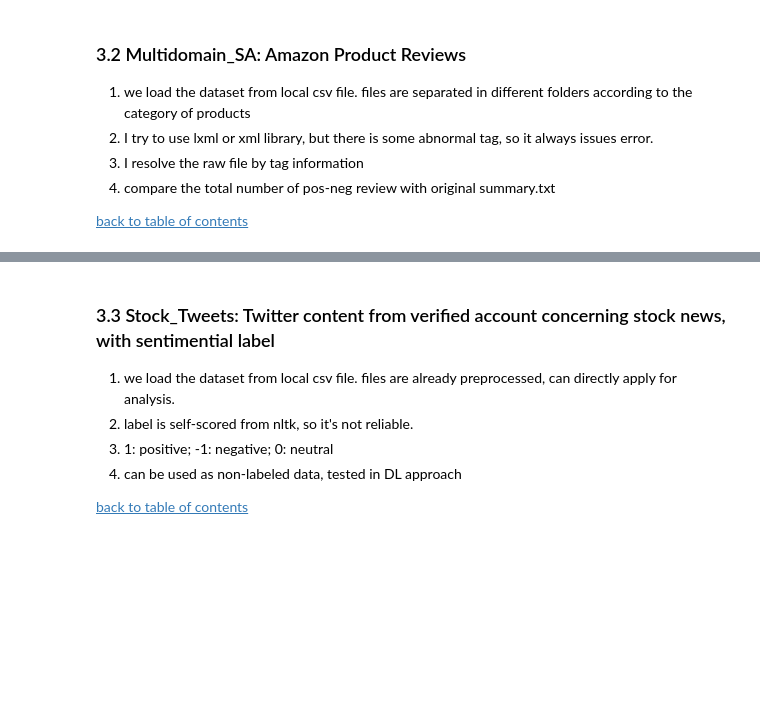
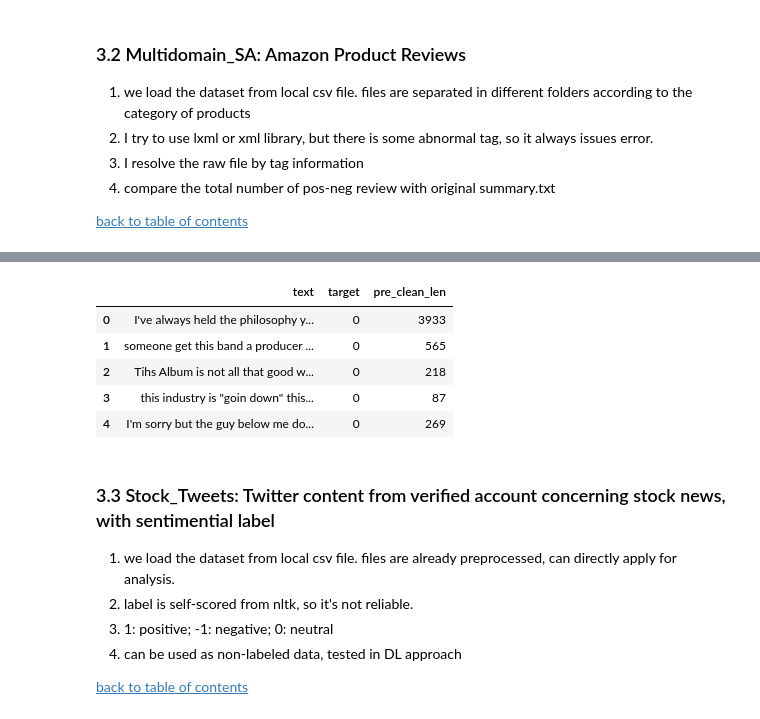
Before and after one commit to noceanfish/Springboard, a Jupyter notebook: notebooks/news_sentimential_analysis/sa_data_wrangling.ipynb, the cells around one changed output, grey strips where cells are left out. Drawn from its saved outputs; the diff is of its cells as text; code cells hidden in the pictures; blank space fills up the shorter version.

```diff
--- a/notebooks/news_sentimential_analysis/sa_data_wrangling.ipynb
+++ b/notebooks/news_sentimential_analysis/sa_data_wrangling.ipynb
@@ -166,11 +166,13 @@ test_result
 # %%
 from lxml import etree
 
-amzn_path = 'data/multidomain_SA/sorted_data'
+amzn_path = '/Users/zz/Documents/dev/Springboard/data/raw/multidomain_SA/sorted_data'
 pos_file_name = 'positive.review'
 neg_file_name = 'negative.review'
 
 folders = os.listdir(amzn_path)
+num_folder = len(folders)
+count = 0
 
 # define corpus dataframe
 multidomain = pd.DataFrame(columns=['text', 'target'])
@@ -241,6 +243,9 @@ for fold in folders:
         multidomain = pd.concat([multidomain, neg_df, pos_df])
         total_count += neg_df.shape[0] + pos_df.shape[0]
 
+        count += 1
+        print('[INFO] finish processing {} / totoal {}'.format(count, num_folder))
+
 #         print('folder {} contains: pos_df is {} rows, neg_df is {} rows'.format(file_path,
 #                                                                                 pos_df.shape[0],
 #                                                                                 neg_df.shape[0]))
@@ -273,2 +311,9 @@ multidomain.pre_clean_len.sort_values()
 # %%
-multidomain
+multidomain.head()
+# %% [output]
+|  | text | target | pre_clean_len |
+| 0 | I've always held the philosophy y... | 0 | 3933 |
+| 1 | someone get this band a producer ... | 0 | 565 |
+| 2 | Tihs Album is not all that good w... | 0 | 218 |
+| 3 | this industry is "goin down" this... | 0 | 87 |
+| 4 | I'm sorry but the guy below me do... | 0 | 269 |
```
Also changed, not shown: parts of 11 cells of this notebook, 3 other files.
